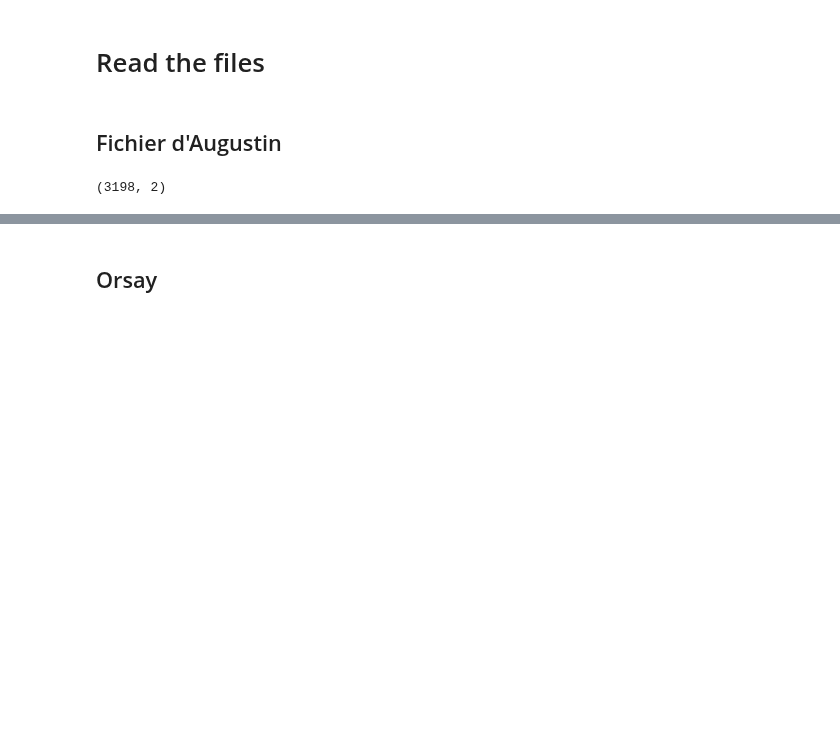
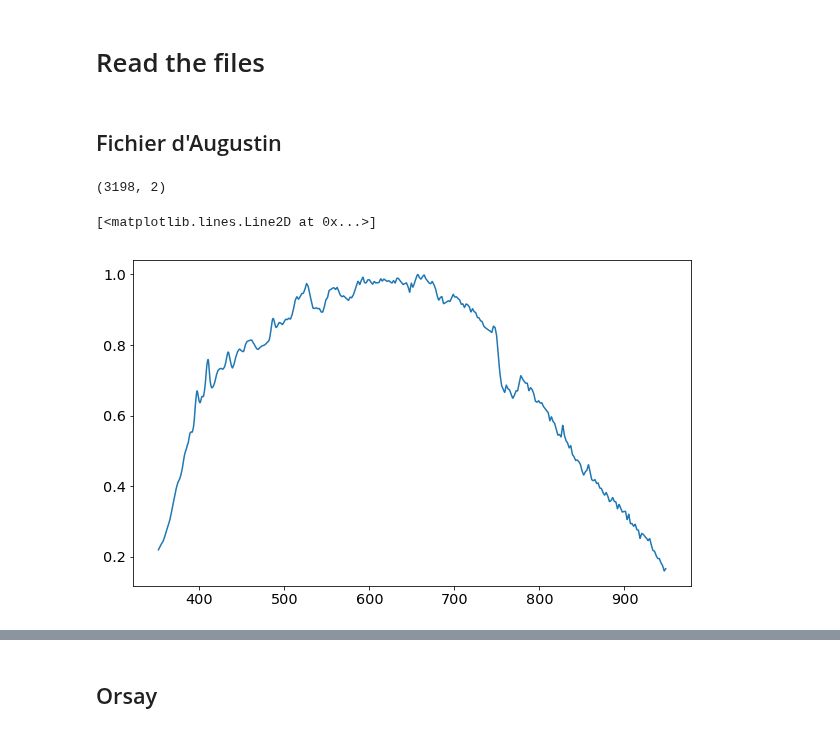
Before and after one commit to sylvielsstfr/SpectractorAnaAtm, a Jupyter notebook: DisperserTransmCalc/CompareDisperserTranswErrors_FASHavard.ipynb, the cells around one changed output, grey strips where cells are left out. Saved outputs shown, nothing was run; the diff lists cells and outputs as text; code cells hidden in the pictures; blank space fills up the shorter version.

```diff
--- a/DisperserTransmCalc/CompareDisperserTranswErrors_FASHavard.ipynb
+++ b/DisperserTransmCalc/CompareDisperserTranswErrors_FASHavard.ipynb
@@ -134,6 +139,11 @@ data.shape
 # %%
 wl0=data[:,0]
 thrpt0=data[:,1]
+# %%
+plt.plot(wl0,thrpt0)
+# %% [output]
+[<matplotlib.lines.Line2D at 0x...>]
+[figure, added]
 # %%
 SelectionFlag=np.invert(np.isnan(thrpt0))
 # %%
```
Also changed, not shown: parts of 21 cells of this notebook.
